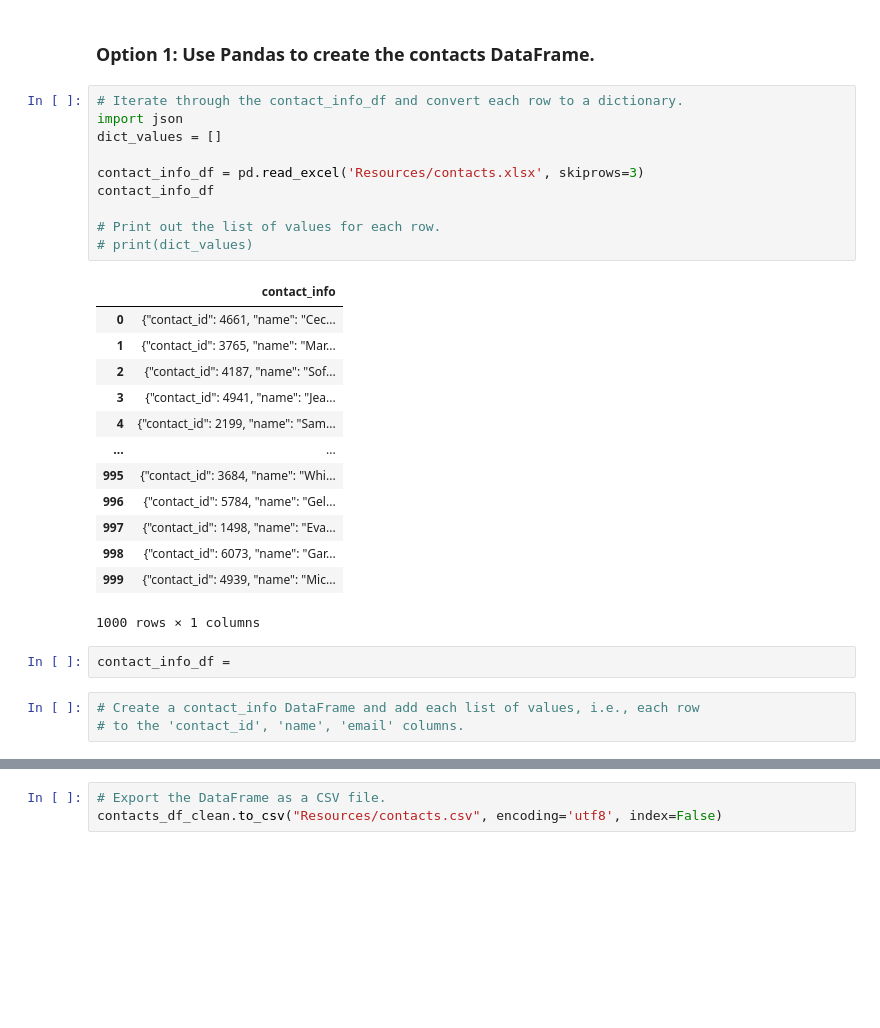
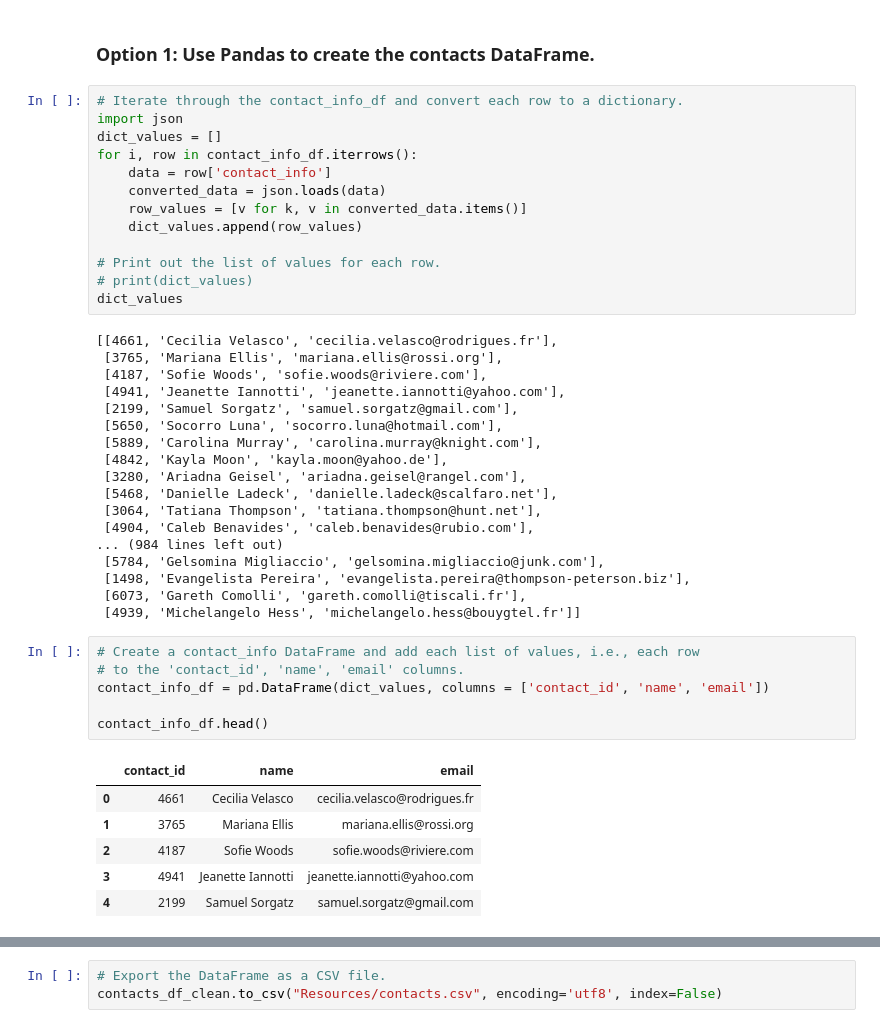
Before and after one commit to tokarczykbl/Crowdfunding_ETL, a Jupyter notebook: ETL_Mini_Project_BTokarczyk_JGuinn.ipynb, the cells around one changed output, grey strips where cells are left out. Saved outputs shown, nothing was run; the diff lists cells and outputs as text; blank space fills up the shorter version.

```diff
--- a/ETL_Mini_Project_BTokarczyk_JGuinn.ipynb
+++ b/ETL_Mini_Project_BTokarczyk_JGuinn.ipynb
@@ -347,30 +354,45 @@ Then export the DataFrame as a `contacts.csv` CSV file.
 # Iterate through the contact_info_df and convert each row to a dictionary.
 import json
 dict_values = []
-
-contact_info_df = pd.read_excel('Resources/contacts.xlsx', skiprows=3)
-contact_info_df
+for i, row in contact_info_df.iterrows():
+    data = row['contact_info']
+    converted_data = json.loads(data)
+    row_values = [v for k, v in converted_data.items()]
+    dict_values.append(row_values)
 
 # Print out the list of values for each row.
 # print(dict_values)
+dict_values
 # %% [output]
-|  | contact_info |
-| 0 | {"contact_id": 4661, "name": "Cec... |
-| 1 | {"contact_id": 3765, "name": "Mar... |
-| 2 | {"contact_id": 4187, "name": "Sof... |
-| 3 | {"contact_id": 4941, "name": "Jea... |
-| 4 | {"contact_id": 2199, "name": "Sam... |
-| ... | ... |
-| 995 | {"contact_id": 3684, "name": "Whi... |
-| 996 | {"contact_id": 5784, "name": "Gel... |
-| 997 | {"contact_id": 1498, "name": "Eva... |
-| 998 | {"contact_id": 6073, "name": "Gar... |
-| 999 | {"contact_id": 4939, "name": "Mic... |
-1000 rows × 1 columns
+[[4661, 'Cecilia Velasco', 'cecilia.velasco@rodrigues.fr'],
+ [3765, 'Mariana Ellis', 'mariana.ellis@rossi.org'],
+ [4187, 'Sofie Woods', 'sofie.woods@riviere.com'],
+ [4941, 'Jeanette Iannotti', 'jeanette.iannotti@yahoo.com'],
+ [2199, 'Samuel Sorgatz', 'samuel.sorgatz@gmail.com'],
+ [5650, 'Socorro Luna', 'socorro.luna@hotmail.com'],
+ [5889, 'Carolina Murray', 'carolina.murray@knight.com'],
+ [4842, 'Kayla Moon', 'kayla.moon@yahoo.de'],
+ [3280, 'Ariadna Geisel', 'ariadna.geisel@rangel.com'],
+ [5468, 'Danielle Ladeck', 'danielle.ladeck@scalfaro.net'],
+ [3064, 'Tatiana Thompson', 'tatiana.thompson@hunt.net'],
+ [4904, 'Caleb Benavides', 'caleb.benavides@rubio.com'],
+... (984 lines left out)
+ [5784, 'Gelsomina Migliaccio', 'gelsomina.migliaccio@junk.com'],
+ [1498, 'Evangelista Pereira', 'evangelista.pereira@thompson-peterson.biz'],
+ [6073, 'Gareth Comolli', 'gareth.comolli@tiscali.fr'],
+ [4939, 'Michelangelo Hess', 'michelangelo.hess@bouygtel.fr']]
-# %%
-contact_info_df =
 # %%
 # Create a contact_info DataFrame and add each list of values, i.e., each row
 # to the 'contact_id', 'name', 'email' columns.
+contact_info_df = pd.DataFrame(dict_values, columns = ['contact_id', 'name', 'email'])
+
+contact_info_df.head()
+# %% [output]
+|  | contact_id | name | email |
+| 0 | 4661 | Cecilia Velasco | cecilia.velasco@rodrigues.fr |
+| 1 | 3765 | Mariana Ellis | mariana.ellis@rossi.org |
+| 2 | 4187 | Sofie Woods | sofie.woods@riviere.com |
+| 3 | 4941 | Jeanette Iannotti | jeanette.iannotti@yahoo.com |
+| 4 | 2199 | Samuel Sorgatz | samuel.sorgatz@gmail.com |
 # %%
 # Check the datatypes.
```
Also changed, not shown: parts of 6 cells of this notebook, 1 other file.
